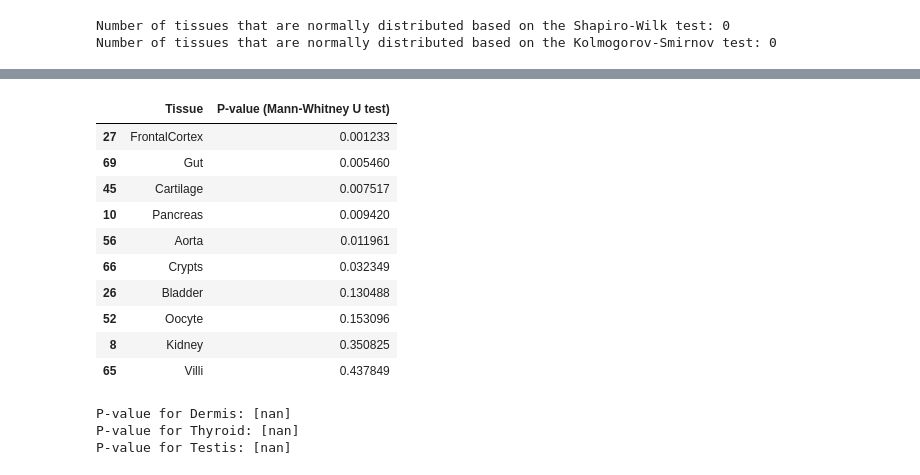
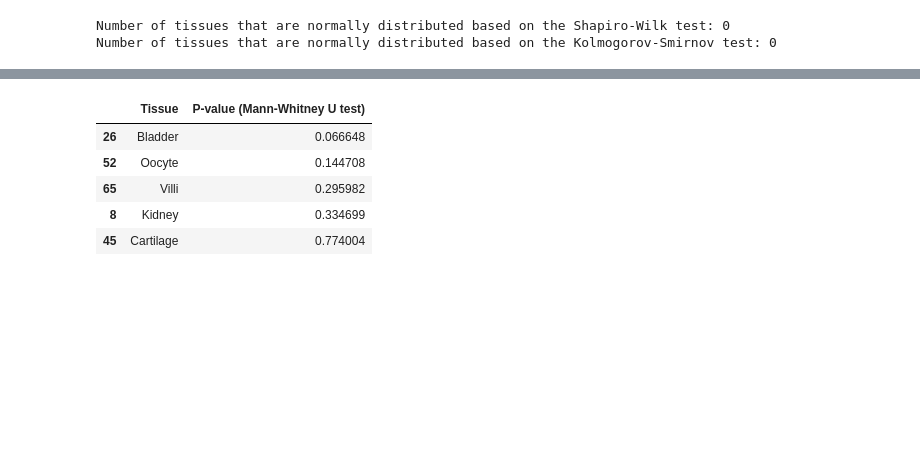
Before and after one commit to AntunesCSR/ChallengingClockUniversality, a Jupyter notebook: Mammal_Methylation_Levels/CpG_averages.ipynb, the cells around one changed output, grey strips where cells are left out. Cells and saved outputs as stored; diff of their text form; code cells hidden in the pictures; blank space fills up the shorter version.

```diff
--- a/Mammal_Methylation_Levels/CpG_averages.ipynb
+++ b/Mammal_Methylation_Levels/CpG_averages.ipynb
@@ -142,8 +222,8 @@ tissues_df
 | 15042 | 204529320081_R05C01 | Liver |
 15043 rows × 2 columns
 # %%
-# Split the Tissues df into tissue specific dataframes
-tissues = tissues_df['Tissue'].unique()
+# ### Split the Tissues df into tissue specific dataframes
+# tissues = tissues_df['Tissue'].unique()
 
-for tissue in tissues:
-    globals()['{}_df'.format(tissue)] = tissues_df[tissues_df['Tissue'] == tissue].copy()
+# for tissue in tissues:
+#     globals()['{}_df'.format(tissue)] = tissues_df[tissues_df['Tissue'] == tissue].copy()
@@ -219,0 +320,12 @@ Blood_methylation_dataset
+# %%
+#### LOAD: the tissue-specific methylation datasets with the mean methylation and variance from the saved CSV files
+
+folder_name = "Tissue Methylation"
+
+# Load tissue-specific DataFrames from CSV files and assign them to respective variables
+for tissue in tissues_df['Tissue'].unique():
+    # Load the tissue-specific DataFrame from the CSV file
+    tissue_var_name = f"{tissue}_mean_var"  # Creating variable name
+    globals()[tissue_var_name] = pd.read_csv(os.path.join(folder_name, f"{tissue}_methylation_dataset_complete_mean_var.csv"))
+
+# Note to self: the variables will be called liver_mean_var, kidney_mean_var, etc.
@@ -394,8 +513,8 @@ comparison_results = []
 
 # Loop through each tissue-specific dataset
 for tissue in tissues:
-    # Calculate the mean methylation value for each CpG site in the tissue-specific dataset
-    tissue_mean = globals()['{}_methylation_dataset'.format(tissue)].iloc[:, 1:].mean(axis=1)
+    # Get the mean for each tissue
+    tissue_mean = globals()['{}_mean_var'.format(tissue)]['Mean']
 
     # Calculate Pearson correlation coefficient between the mean methylation values of the complete dataset and the tissue-specific dataset
     correlation = complete_methylation_data['Mean'].corr(tissue_mean)
@@ -406,8 +525,15 @@ for tissue in tissues:
     # Perform Mann-Whitney U test to assess the significance of the difference in mean methylation values between the complete dataset and the tissue-specific dataset
     u_statistic, p_value_mannwhitneyu = mannwhitneyu(complete_methylation_data['Mean'], tissue_mean)
 
+    # Perform a Welch's t-test to assess the significance of the difference in mean methylation values between the complete dataset and the tissue-specific dataset
+    t_statistic, p_value_ttest = ttest_ind(complete_methylation_data['Mean'], tissue_mean, equal_var=False)
+
     # Append comparison results to the list
-    comparison_results.append({'Tissue': tissue, 'Pearsons Correlation': correlation, 'P-value (t-test)': p_value_ttest, 'P-value (Mann-Whitney U test)': p_value_mannwhitneyu})
+    comparison_results.append({'Tissue': tissue,
+                               'Pearsons Correlation': correlation,
+                               'P-value (t-test)': p_value_ttest,
+                               'P-value (Mann-Whitney U test)': p_value_mannwhitneyu,
+                               'P-value (Welch\'s t-test)': p_value_ttest})
 
 # Convert the list of dictionaries to a DataFrame
 comparison_results_df = pd.DataFrame(comparison_results)
@@ -442,3 +565,3 @@ comparison_results_df[comparison_results_df.isnull().any(axis=1)]
 # %%
-# # Drop rows with missing values
-comparison_results_df.dropna(inplace=False)
+## Drop rows with missing values
+comparison_results_df = comparison_results_df.dropna(inplace=False)
@@ -525,28 +671,13 @@ plt.show()
 # %%
 # print the tissues with a p-value higher than 0 and show only the man-whitney u test p-value
-comparison_results_df[comparison_results_df['P-value (Mann-Whitney U test)'] > 0.001][['Tissue', 'P-value (Mann-Whitney U test)']]
+comparison_results_df[comparison_results_df['P-value (Mann-Whitney U test)'] > 0.05][['Tissue', 'P-value (Mann-Whitney U test)']]
 # %% [output]
 |  | Tissue | P-value (Mann-Whitney U test) |
-| 27 | FrontalCortex | 0.001233 |
-| 69 | Gut | 0.005460 |
-| 45 | Cartilage | 0.007517 |
-| 10 | Pancreas | 0.009420 |
-| 56 | Aorta | 0.011961 |
-| 66 | Crypts | 0.032349 |
-| 26 | Bladder | 0.130488 |
-| 52 | Oocyte | 0.153096 |
-| 8 | Kidney | 0.350825 |
-| 65 | Villi | 0.437849 |
+| 26 | Bladder | 0.066648 |
+| 52 | Oocyte | 0.144708 |
+| 65 | Villi | 0.295982 |
+| 8 | Kidney | 0.334699 |
+| 45 | Cartilage | 0.774004 |
-# %%
-# Check the p-values for the problematic tissues
-problematic_tissues = ['Dermis', 'Thyroid', 'Testis']
-for tissue in problematic_tissues:
-    p_value = comparison_results_df_sorted.loc[comparison_results_df_sorted['Tissue'] == tissue, 'P-value (Mann-Whitney U test)'].values
-    print(f"P-value for {tissue}: {p_value}")
-# %% [output]
-P-value for Dermis: [nan]
-P-value for Thyroid: [nan]
-P-value for Testis: [nan]
 # %%
 # 2. Scatter Plot for Correlation Coefficients and P-values
 plt.figure(figsize=(10, 6))
```
Also changed, not shown: parts of 91 cells of this notebook, 8 other files.
